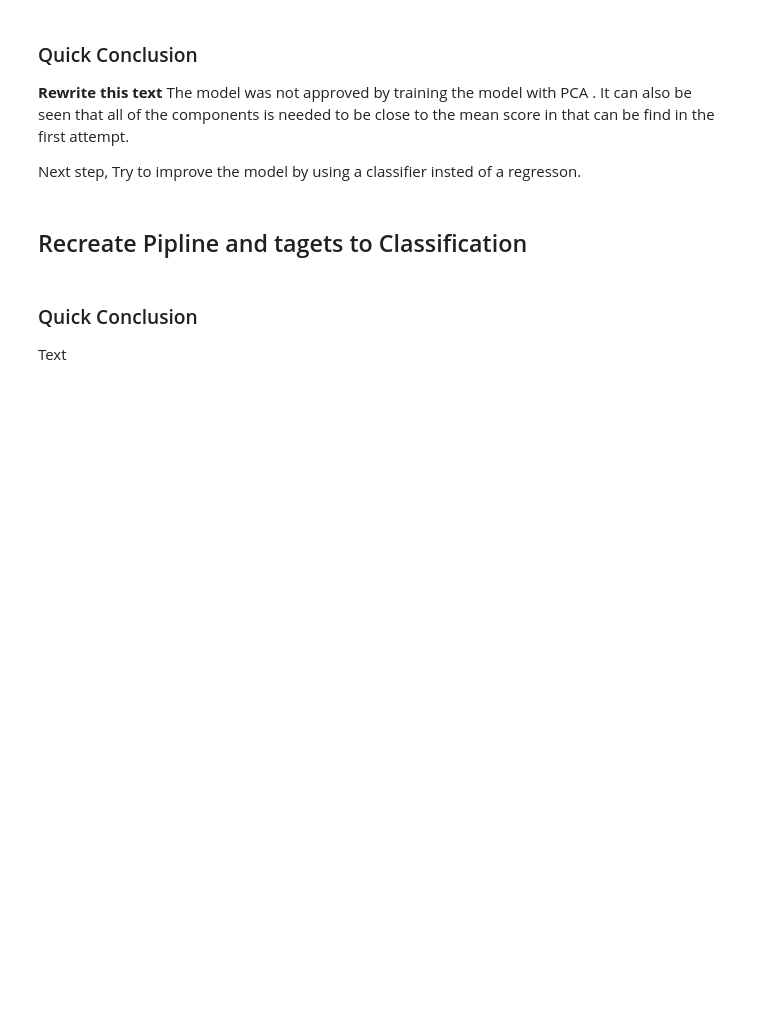
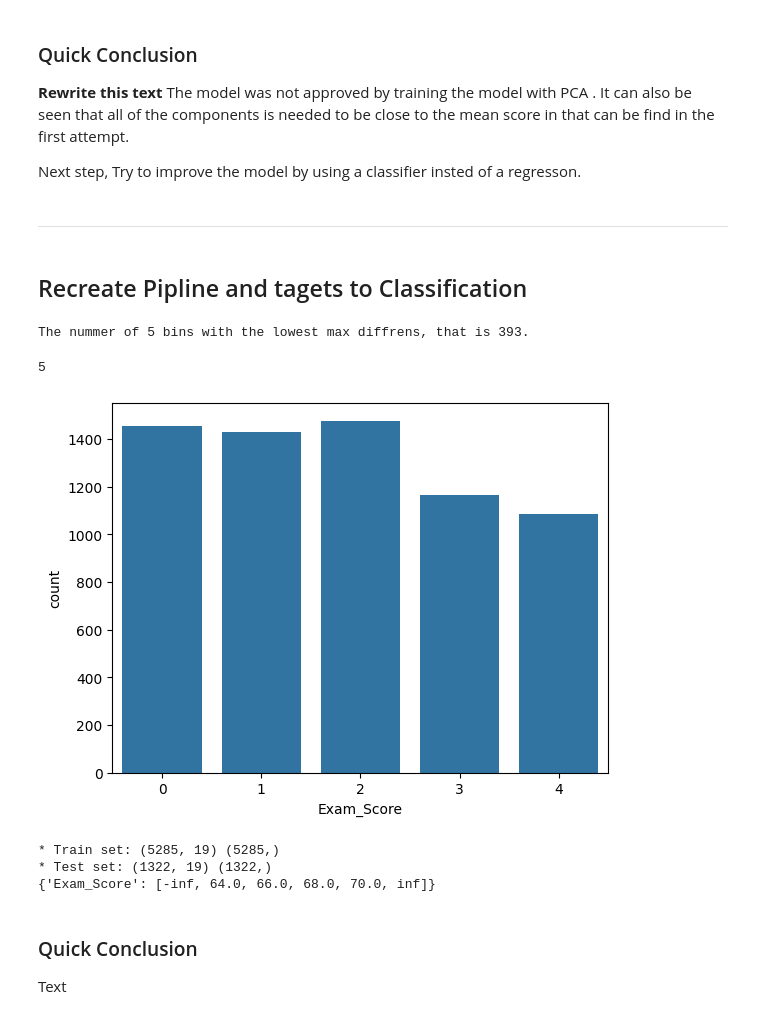
Before and after one commit to Ko11e/Student-Performance, a Jupyter notebook: jupyter_notebooks/05 - Modeling and Evaluation - Predict Exam Score.ipynb, the cells around one changed output. Cells and saved outputs as stored; diff of their text form; code cells hidden in the pictures; blank space fills up the shorter version.

Commit message:
Change to classification and find optimal query for target

```diff
--- a/jupyter_notebooks/05 - Modeling and Evaluation - Predict Exam Score.ipynb
+++ b/jupyter_notebooks/05 - Modeling and Evaluation - Predict Exam Score.ipynb
@@ -602,12 +626,15 @@ grid_search_summary
 The model was not approved by training the model with PCA . It can also be seen that all of the components is needed to be close to the mean score in that can be find in the first attempt.
 
 Next step, Try to improve the model by using a classifier insted of a regresson.
+# %% [markdown]
+-------
 # %% [markdown]
 ## Recreate Pipline and tagets to Classification
 # %%
 def PipelineOptimization(model):
     pipeline_base = Pipeline([
-        ('categorical_imputer', CategoricalImputer(imputation_method='frequent',
+        ('categorical_imputer', CategoricalImputer(imputation_method='missing',
+                                                    fill_value='Missing',
                                                     variables=['Teacher_Quality', 'Parental_Education_Level', 'Distance_from_Home'])),
 
         ("Ordinal_Encoder", OrdinalEncoder(encoding_method='arbitrary',
@@ -627,35 +654,72 @@ def PipelineOptimization(model):
     ])
 
     return pipeline_base
+
+def PipelineCleaning(q):
+    pipline_cleaned = Pipeline([
+        ('efd', EqualFrequencyDiscretiser(q=q, variables=['Exam_Score'] ))
+    ])
+    return pipline_cleaned
+# %%
+def find_query_size(df, PipelineCleaning):
+    """
+    This funsction find the number of querys the Dataframe should be
+    devided in to have the least amount of diffrens between the number
+    of datapoints in the querys.
+
+    return: int
+            The number in querys
+
+    """
+
+    max_diff_list = []
+
+    for i in range(2,14):
+        pipeline_taget_cleaning = PipelineCleaning(i)
+        df_target_bins = pipeline_taget_cleaning.fit_transform(df)
+        max_diff = df_target_bins['Exam_Score'].value_counts().max()- df_target_bins['Exam_Score'].value_counts().min()
+
+        max_diff_list.append(max_diff)
+
+    print(f'The nummer of {max_diff_list.index(min(max_diff_list))+2} bins with the lowest max diffrens, that is {min(max_diff_list)}.')
+
+    return max_diff_list.index(min(max_diff_list))+2
+
+find_query_size(df, PipelineCleaning)
+# %% [output]
+The nummer of 5 bins with the lowest max diffrens, that is 393.
+5
 # %%
 import seaborn as sns
 import matplotlib.pyplot as plt
-pipeline_taget_cleaning = Pipeline([
-      ('efd', EqualFrequencyDiscretiser(q=5, variables=['Exam_Score'] ))
-])
 
+pipeline_taget_cleaning = PipelineCleaning(5)
 
 df_target_bins = pipeline_taget_cleaning.fit_transform(df)
 
 target_span = pipeline_taget_cleaning['efd'].binner_dict_
 
-df.head()
-
 sns.countplot(data=df_target_bins, x='Exam_Score')
 plt.show()
 
 
-X = df.drop(['Exam_Score'], axis=1) # Defining the features
-y = df['Exam_Score'] # Defining the the target for the prediction
+X = df_target_bins.drop(['Exam_Score'], axis=1) # Defining the features
+y = df_target_bins['Exam_Score'] # Defining the the target for the prediction
 
 X_train, X_test, y_train, y_test = train_test_split(
      X,
      y,
      test_size=0.2,
      random_state=0
  )
 
 print("* Train set:", X_train.shape, y_train.shape,
        "\n* Test set:",  X_test.shape, y_test.shape)
+print(target_span)
+# %% [output]
+[figure, added]
+* Train set: (5285, 19) (5285,)
+* Test set: (1322, 19) (1322,)
+{'Exam_Score': [-inf, 64.0, 66.0, 68.0, 70.0, inf]}
 # %%
 # ML algorithms
```
Also changed, not shown: parts of 10 cells of this notebook.
